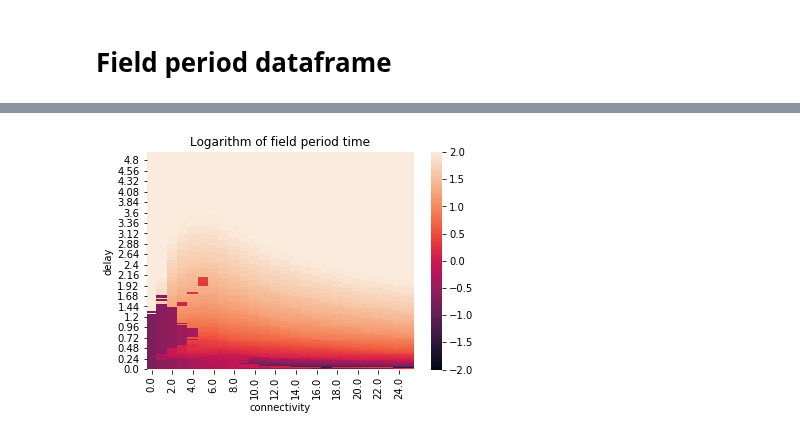
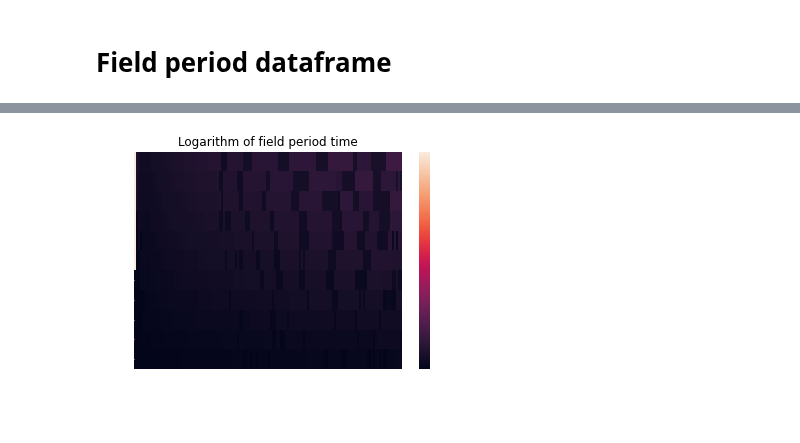
Before and after one commit to mmehrani/master_thesis, a Jupyter notebook: scripts/all_neurons_model_in_one_place/drawing_grid_of_phase_space.ipynb, the cells around one changed output, grey strips where cells are left out. Saved outputs shown, nothing was run; the diff lists cells and outputs as text; code cells hidden in the pictures.

```diff
--- a/scripts/all_neurons_model_in_one_place/drawing_grid_of_phase_space.ipynb
+++ b/scripts/all_neurons_model_in_one_place/drawing_grid_of_phase_space.ipynb
@@ -6,18 +6,20 @@ import pandas as pd
 import seaborn as sns
 # from tqdm import
 # %%
-connectivity_min, connectivity_max = 0,65
+connectivity_min, connectivity_max = 0,130
+delay_min, delay_max = 0.3,2.5
 # random_input_span = (1.2,2.8)
 random_input_span = (9.5,13.5)
 total_time = 100
 alpha = 20
 alpha_folder = 'alpha_' + str(alpha)
 
-current_models = ['IF','Rotational']
-neuron_model = current_models[1]
+current_models = ['IF','Rotational','Non_repulsive_rotational']
+neuron_model = current_models[2]
 
 model_folder_name = neuron_model+'_ensembles'
-version = '_cluster_computed'
+version = '_v1.0'
+# version = '_cluster_computed'
 # %% [markdown]
 # Capture related ensembles
 # %%
@@ -41,6 +43,8 @@ for g_folder in desired_g_folders:
     available_d_folders = list_folders_in_path(os.path.join(target_path,g_folder))
 
     g = float( g_folder.split('_')[1] ) #folder names are g_# d_#
+
+    if g > connectivity_max or g < connectivity_min: continue #check if this connectivity is requested
 
     sigma_glossary_dict[g] = {}
     amin_saman_param_glossary_dict[g] = {}
@@ -49,7 +53,7 @@ for g_folder in desired_g_folders:
 
     for d_folder in available_d_folders:
         delay = float( d_folder.split('_')[1] ) #folder names are d_#
-
+        if delay > delay_max or delay < delay_min: continue #check if this connectivity is requested
         g_d_alpha_path = os.path.join(target_path, g_folder, d_folder, alpha_folder)
 
         try:
@@ -75,7 +79,7 @@ for g_folder in desired_g_folders:
                 field_period_glossary_dict[g][delay].append( field_period )
                 field_max_intensity_mod_glossary_dict[g][delay].append( max_intensity_mod )
 
-            if neuron_model == 'Rotational': #if not does not exist
+            if neuron_model in ['Rotational','Non_repulsive_rotational']: #if not does not exist
                 with open( os.path.join(ensemble_path,'amin_saman_param.txt') ) as file:
                     amin_saman_param = float( file.readline() )
                     amin_saman_param_glossary_dict[g][delay].append( amin_saman_param )
@@ -84,7 +88,7 @@ for g_folder in desired_g_folders:
         sigma_glossary_dict[g][delay] = np.mean(sigma_glossary_dict[g][delay])
         field_period_glossary_dict[g][delay] = np.mean(np.abs( field_period_glossary_dict[g][delay] ) )
         field_max_intensity_mod_glossary_dict[g][delay] = np.mean(field_max_intensity_mod_glossary_dict[g][delay])
-        if neuron_model == 'Rotational':amin_saman_param_glossary_dict[g][delay] = np.mean(amin_saman_param_glossary_dict[g][delay])
+        if neuron_model in ['Rotational','Non_repulsive_rotational']:amin_saman_param_glossary_dict[g][delay] = np.mean(amin_saman_param_glossary_dict[g][delay])
 # %%
 def dict_to_dataframe(input_dict):
     table = pd.DataFrame.from_dict(input_dict)
@@ -92,6 +96,12 @@ def dict_to_dataframe(input_dict):
     table.columns.name = 'connectivity'
     table = table.sort_index(axis=1)
     return table
+# %%
+params = {"ytick.color" : "w",
+          "xtick.color" : "w",
+          "axes.labelcolor" : "w",
+          "axes.edgecolor" : "w"}
+plt.rcParams.update(params)
 # %% [markdown]
 # Sigma dataframe
 # %%
@@ -155,9 +165,10 @@ field_period_table
 # %%
-ax_field_period = sns.heatmap(np.log(field_period_table.abs()), annot=False, vmax = 2, vmin = -2)
+# ax_field_period = sns.heatmap(np.log(field_period_table.abs()), annot=False, vmax = 2, vmin = -2)
+ax_field_period = sns.heatmap(field_period_table.abs(), annot=False)
 ax_field_period.set_title('Logarithm of field period time')
 ax_field_period.invert_yaxis()
 # %% [output]
-[figure, old version]
+[figure, new version]
 # %%
 fig = ax_field_period.get_figure()
 fig.savefig(os.path.join(target_path, 'field_period_phase_space.png'))
```
Also changed, not shown: parts of 5 cells of this notebook, 11 other files.
